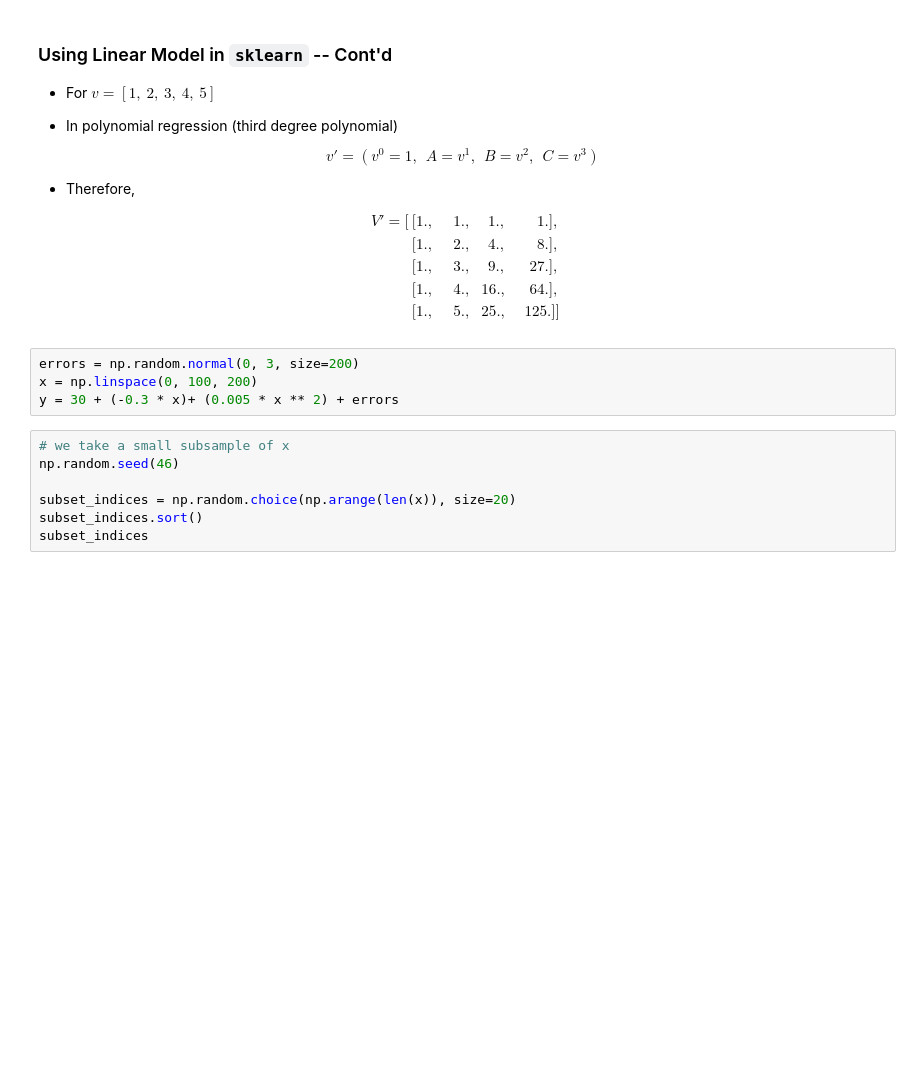
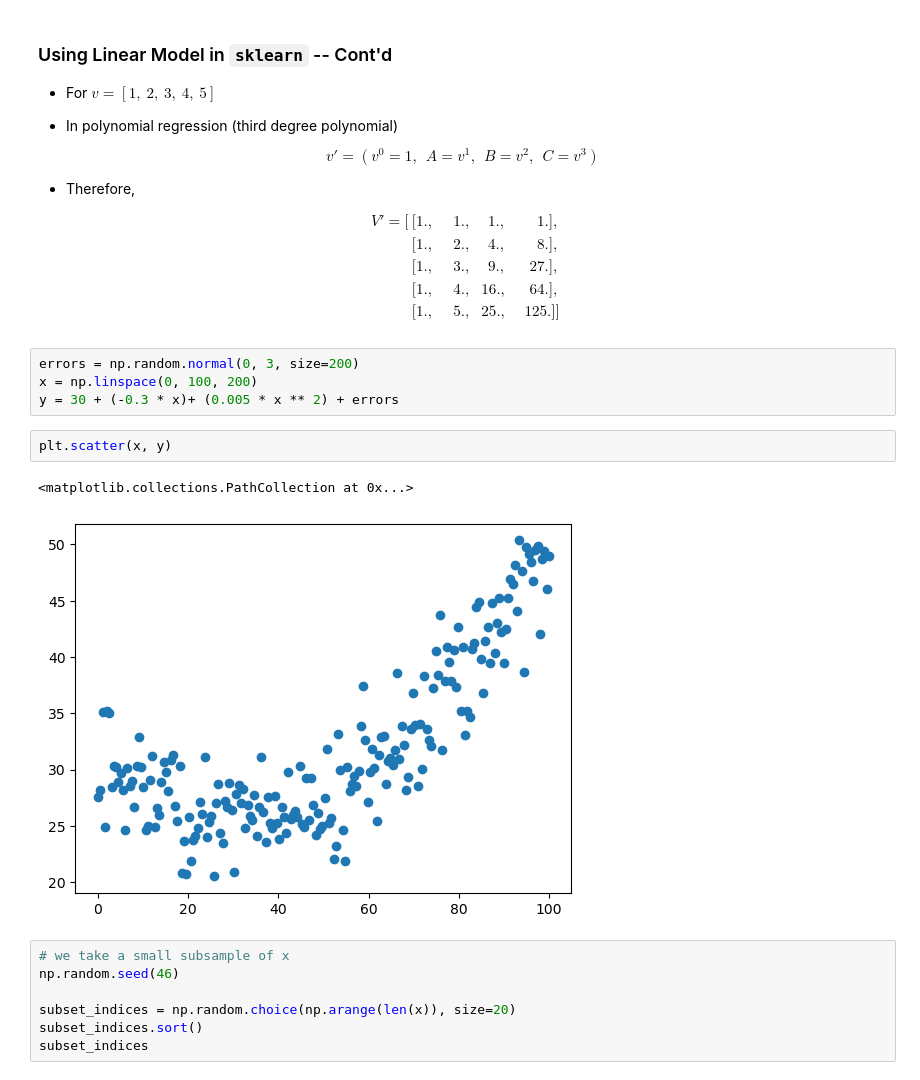
Before and after one commit to mahdi-b/ics434-s24, a Jupyter notebook: 27_non_linear_regression.ipynb, the cells around one changed output. Cells and saved outputs as stored; diff of their text form; blank space fills up the shorter version.

```diff
--- a/27_non_linear_regression.ipynb
+++ b/27_non_linear_regression.ipynb
@@ -459,6 +417,11 @@ $$
 errors = np.random.normal(0, 3, size=200)
 x = np.linspace(0, 100, 200)
 y = 30 + (-0.3 * x)+ (0.005 * x ** 2) + errors
+# %%
+plt.scatter(x, y)
+# %% [output]
+<matplotlib.collections.PathCollection at 0x...>
+[figure, added]
 # %%
 # we take a small subsample of x
 np.random.seed(46)
```
Also changed, not shown: parts of 50 cells of this notebook, 2 other files.
